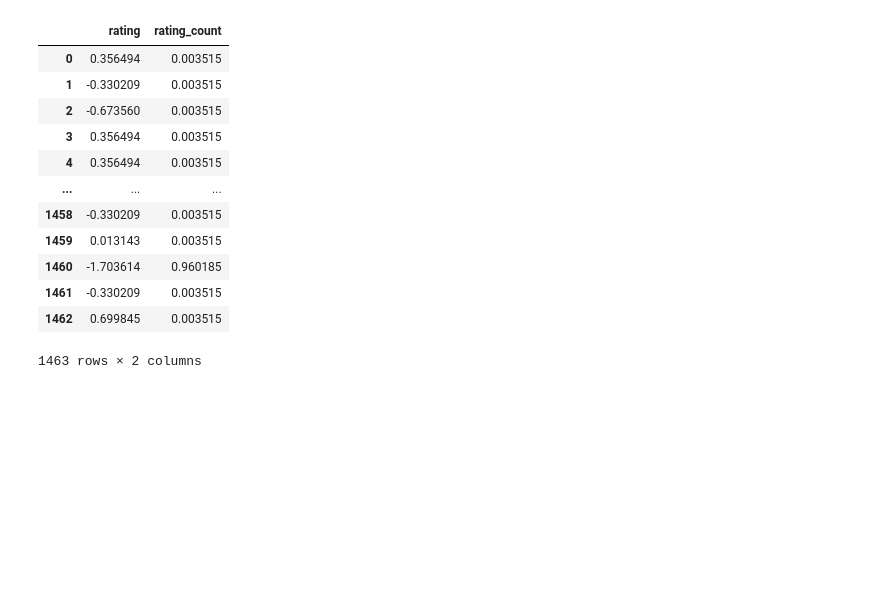
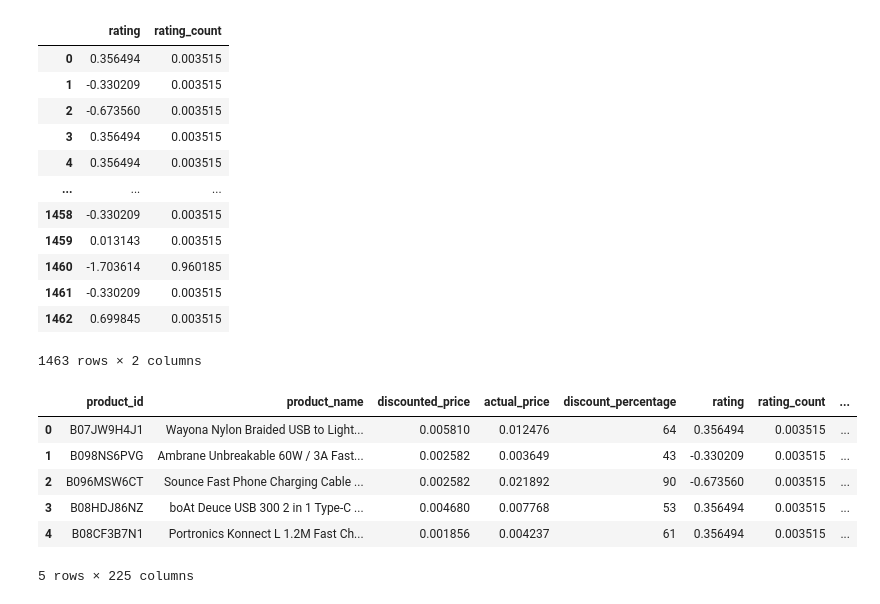
Before and after one commit to Harin22/data-wrangling-visualization, a Jupyter notebook: Data_transformation_(in_depth).ipynb, the cells around one changed output. Cells and saved outputs as stored; diff of their text form; code cells hidden in the pictures; blank space fills up the shorter version.

```diff
--- a/Data_transformation_(in_depth).ipynb
+++ b/Data_transformation_(in_depth).ipynb
@@ -99,3 +99,13 @@ display(new_df[['rating', 'rating_count']])
 | 1461 | -0.330209 | 0.003515 |
 | 1462 | 0.699845 | 0.003515 |
 1463 rows × 2 columns
+# %%
+display(new_df.head())
+# %% [output]
+|  | product_id | product_name | discounted_price | actual_price | discount_percentage | rating | rating_count | ... |
+| 0 | B07JW9H4J1 | Wayona Nylon Braided USB to Light... | 0.005810 | 0.012476 | 64 | 0.356494 | 0.003515 | ... |
+| 1 | B098NS6PVG | Ambrane Unbreakable 60W / 3A Fast... | 0.002582 | 0.003649 | 43 | -0.330209 | 0.003515 | ... |
+| 2 | B096MSW6CT | Sounce Fast Phone Charging Cable ... | 0.002582 | 0.021892 | 90 | -0.673560 | 0.003515 | ... |
+| 3 | B08HDJ86NZ | boAt Deuce USB 300 2 in 1 Type-C ... | 0.004680 | 0.007768 | 53 | 0.356494 | 0.003515 | ... |
+| 4 | B08CF3B7N1 | Portronics Konnect L 1.2M Fast Ch... | 0.001856 | 0.004237 | 61 | 0.356494 | 0.003515 | ... |
+5 rows × 225 columns
```
Also changed, not shown: parts of 6 cells of this notebook.
